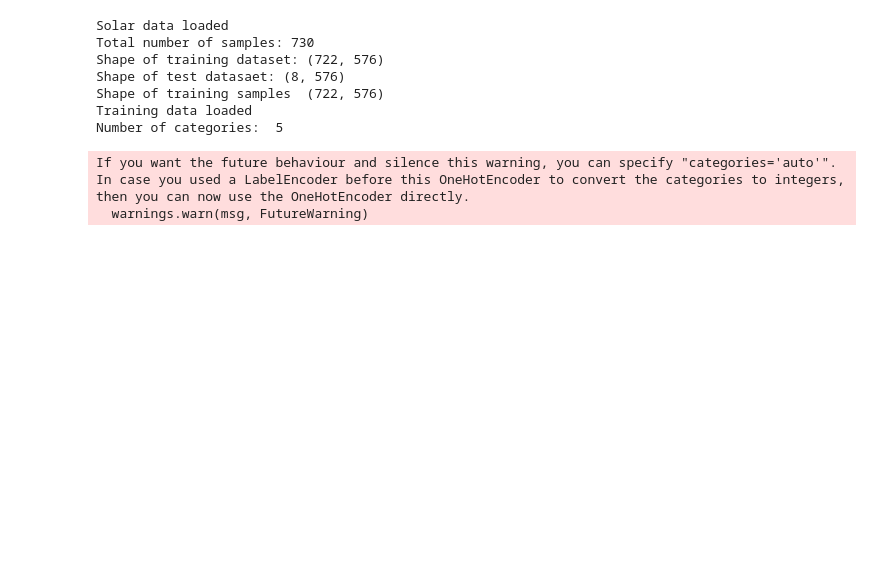
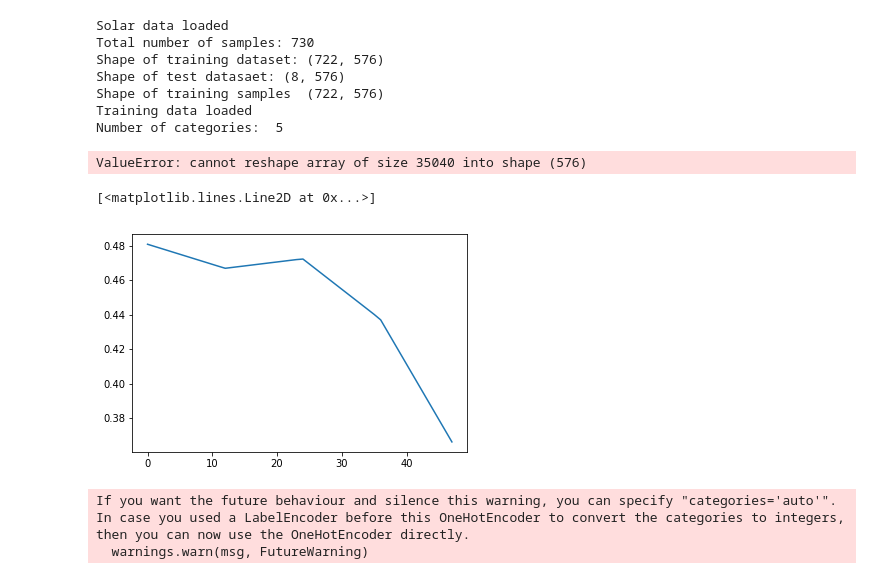
Before and after one commit to lukejuusola/VER_GenerativeModelling_RLAllocation, a Jupyter notebook: gan_with_labels_load.ipynb, the cells around one changed output. Cells and saved outputs as stored; diff of their text form; code cells hidden in the pictures; blank space fills up the shorter version.

```diff
--- a/gan_with_labels_load.ipynb
+++ b/gan_with_labels_load.ipynb
@@ -53,3 +106,16 @@ Number of categories:  5
+# %%
+load_net = load_network(1, 'real')
+# %% [output]
+ValueError: cannot reshape array of size 35040 into shape (576)
+# %%
+x = []
+for i in range(48):
+    a = load_net.generate()
+    x.append(a)
+plt.plot(x)
+# %% [output]
+[<matplotlib.lines.Line2D at 0x...>]
+[figure, added]
 # %%
 # Statistics about training data
 # mean_per_category = []
```
Also changed, not shown: parts of 1 cell of this notebook, 2 other files.
